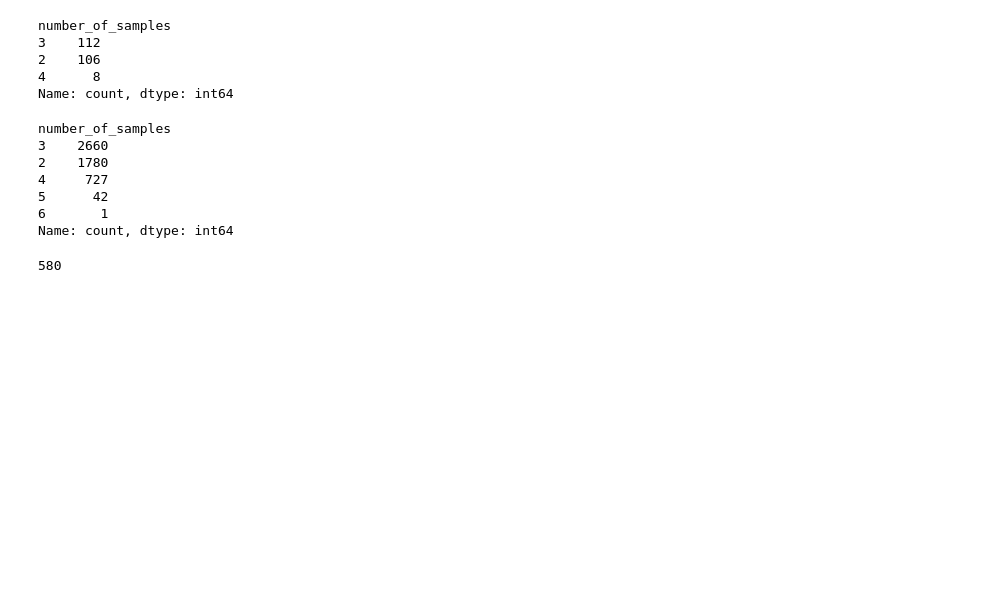
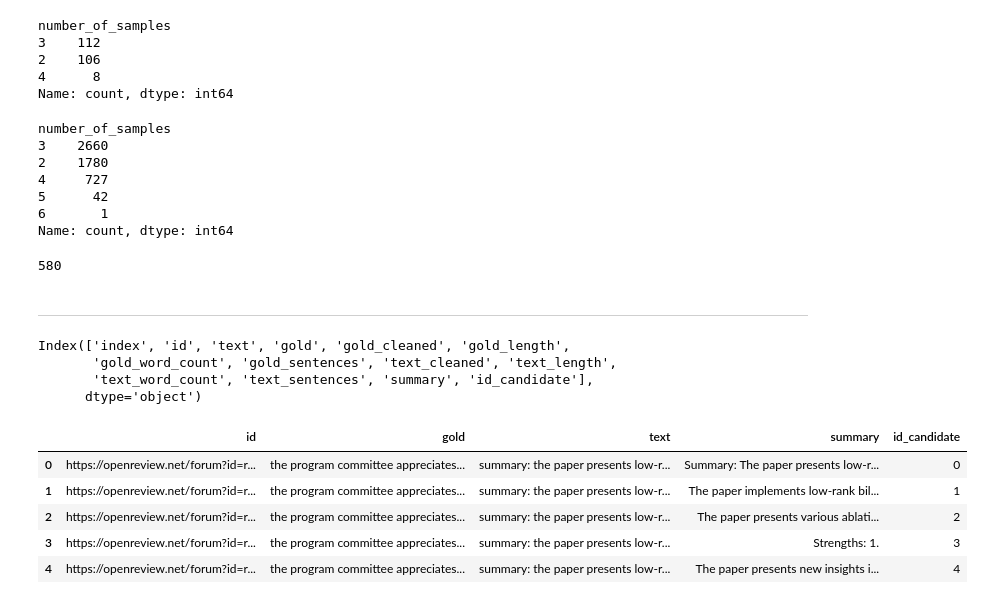
Before and after one commit to alialhousseini/glimpse-mds, a Jupyter notebook: notebook.ipynb, the cells around one changed output. Cells and saved outputs as stored; diff of their text form; code cells hidden in the pictures; blank space fills up the shorter version.

```diff
--- a/notebook.ipynb
+++ b/notebook.ipynb
@@ -1368,3 +1368,40 @@ len(test)
 580
 # %%
 test.to_csv('data/processed/processed2/all_merged_226.csv', index=False)
+# %% [markdown]
+____
+# %%
+from pathlib import Path
+from tqdm import tqdm
+import pandas as pd
+from rsasumm.rsa_reranker import RSAReranking
+from transformers import AutoModelForSeq2SeqLM, AutoTokenizer
+# model_id = 'facebook/bart-large-cnn'
+# model = AutoModelForSeq2SeqLM.from_pretrained(model_id)
+# tokenizer = AutoTokenizer.from_pretrained(model_id)
+
+output_path = Path('data/candidates2/')
+if not output_path.exists():
+    output_path.mkdir(parents=True, exist_ok=True)
+tstpath = Path('data/candidates/')
+for file in tstpath.glob('*.csv'):
+    df = pd.read_csv(file)
+    df = df[['id', 'gold_cleaned', 'text_cleaned', 'summary', 'id_candidate' ]]
+    df.rename(columns={'gold_cleaned': 'gold', 'text_cleaned': 'text'}, inplace=True)
+    df.to_csv(output_path / file.name, index=False)
+# %%
+df.columns
+# %% [output]
+Index(['index', 'id', 'text', 'gold', 'gold_cleaned', 'gold_length',
+       'gold_word_count', 'gold_sentences', 'text_cleaned', 'text_length',
+       'text_word_count', 'text_sentences', 'summary', 'id_candidate'],
+      dtype='object')
+# %%
+df.head()
+# %% [output]
+|  | id | gold | text | summary | id_candidate |
+| 0 | https://openreview.net/forum?id=r... | the program committee appreciates... | summary: the paper presents low-r... | Summary: The paper presents low-r... | 0 |
+| 1 | https://openreview.net/forum?id=r... | the program committee appreciates... | summary: the paper presents low-r... | The paper implements low-rank bil... | 1 |
+| 2 | https://openreview.net/forum?id=r... | the program committee appreciates... | summary: the paper presents low-r... | The paper presents various ablati... | 2 |
+| 3 | https://openreview.net/forum?id=r... | the program committee appreciates... | summary: the paper presents low-r... | Strengths: 1. | 3 |
+| 4 | https://openreview.net/forum?id=r... | the program committee appreciates... | summary: the paper presents low-r... | The paper presents new insights i... | 4 |
```
Also changed, not shown: 5 other files.
